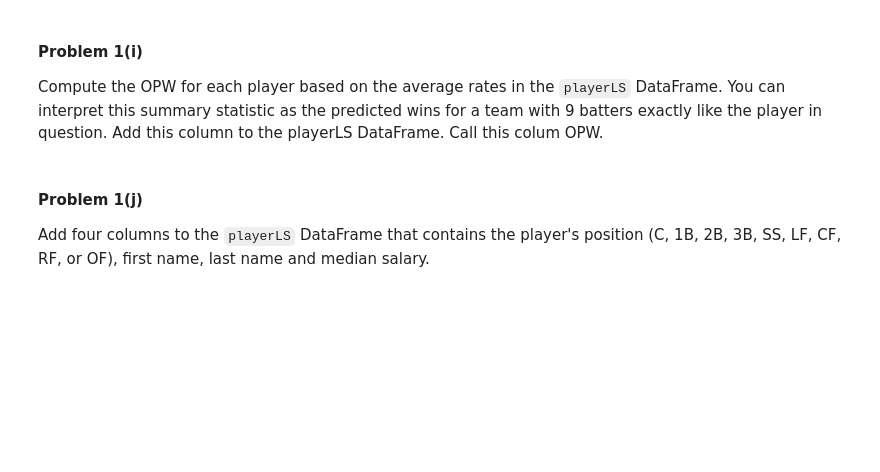
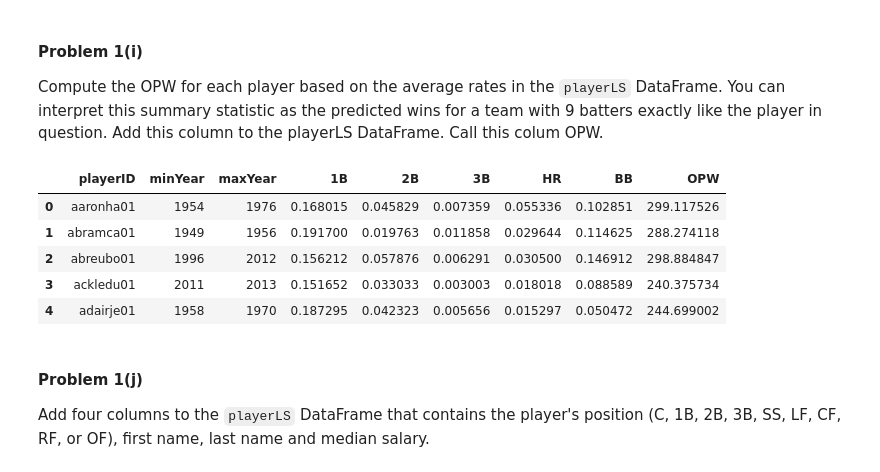
Before and after one commit to Jessie-Jiahui/2014, a Jupyter notebook: homework/HW3.ipynb, the cells around one changed output. Drawn from its saved outputs; the diff is of its cells as text; code cells hidden in the pictures; blank space fills up the shorter version.

```diff
--- a/homework/HW3.ipynb
+++ b/homework/HW3.ipynb
@@ -229,2 +276,13 @@ Using the `playerstats` DataFrame created in Problem 1(g), create a new DataFram
+# %%
+def meanNormalizePlayerLS(df):
+    df = df[['playerID', '1B','2B','3B','HR','BB']].mean()
+    return df
+
+def getyear(x):
+    return int(x[0:4])
+# %%
+playerLS = playerstats.groupby('playerID').apply(meanNormalizePlayerLS).reset_index()
+
+playerLS = master[["playerID","debut","finalGame"]].merge(playerLS, how='inner', on="playerID")
 # %% [markdown]
 Show the head of the `playerLS` DataFrame.
@@ -232,0 +298,9 @@ Show the head of the `playerLS` DataFrame.
+# %%
+# apply getyear
+playerLS["debut"] = playerLS.debut.apply(getyear)
+playerLS["finalGame"] = playerLS.finalGame.apply(getyear)
+# %%
+# change column name
+cols = list(playerLS.columns)
+cols[1:3]=["minYear","maxYear"]
+playerLS.columns = cols
@@ -239,3 +320,14 @@ Compute the OPW for each player based on the average rates in the `playerLS` Dat
+# %%
+avgRates = playerLS[["1B","2B","3B","HR","BB"]].values
+playerLS["OPW"] = clf.predict(avgRates)
+playerLS.head()
+# %% [output]
+|  | playerID | minYear | maxYear | 1B | 2B | 3B | HR | BB | OPW |
+| 0 | aaronha01 | 1954 | 1976 | 0.168015 | 0.045829 | 0.007359 | 0.055336 | 0.102851 | 299.117526 |
+| 1 | abramca01 | 1949 | 1956 | 0.191700 | 0.019763 | 0.011858 | 0.029644 | 0.114625 | 288.274118 |
+| 2 | abreubo01 | 1996 | 2012 | 0.156212 | 0.057876 | 0.006291 | 0.030500 | 0.146912 | 298.884847 |
+| 3 | ackledu01 | 2011 | 2013 | 0.151652 | 0.033033 | 0.003003 | 0.018018 | 0.088589 | 240.375734 |
+| 4 | adairje01 | 1958 | 1970 | 0.187295 | 0.042323 | 0.005656 | 0.015297 | 0.050472 | 244.699002 |
 # %% [markdown]
 #### Problem 1(j)
 
```
Also changed, not shown: parts of 18 cells of this notebook, 1 other file.
